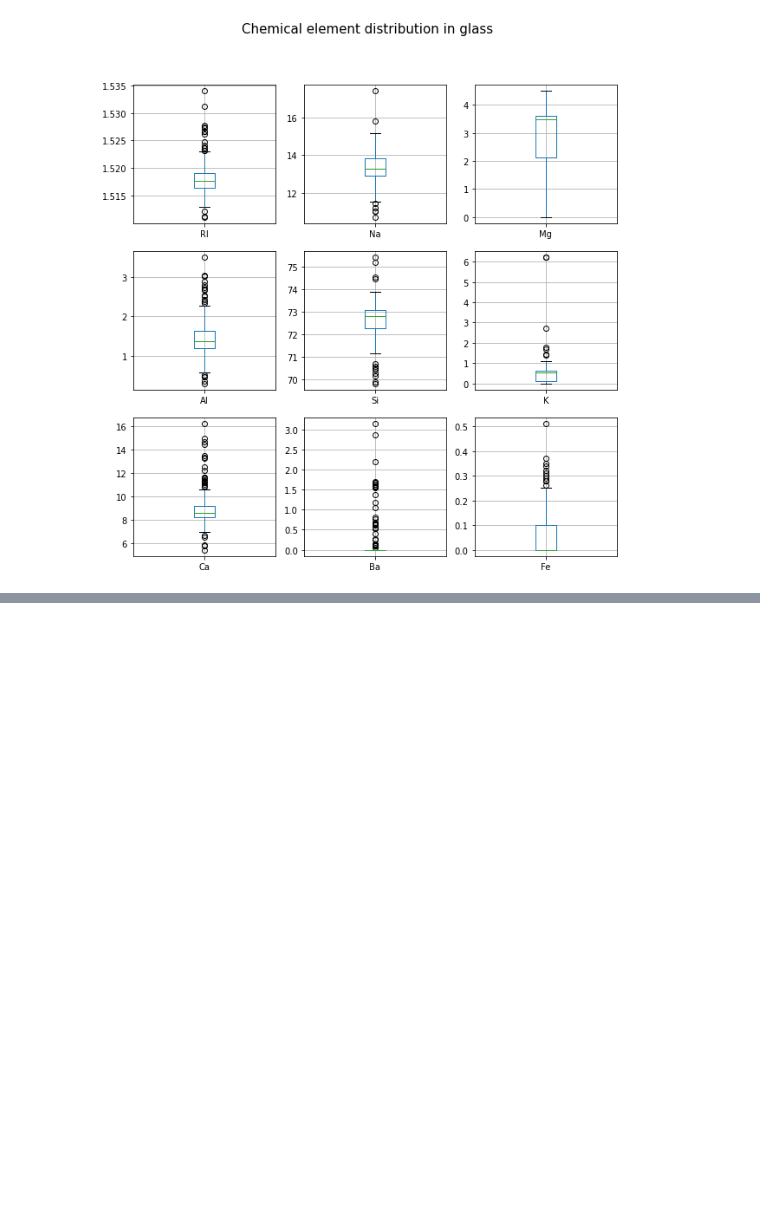
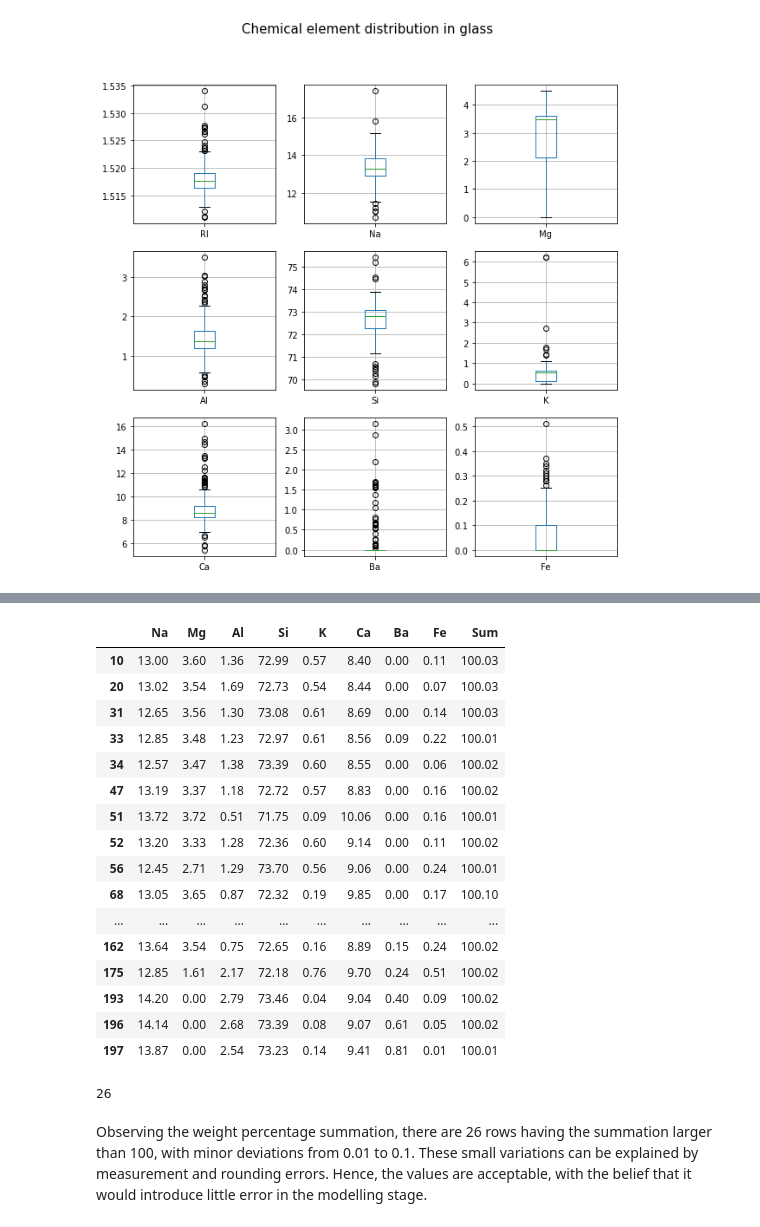
Before and after one commit to xian-94/ds_asm2_clustering, a Jupyter notebook: assignment2.ipynb, the cells around one changed output, grey strips where cells are left out. Drawn from its saved outputs; the diff is of its cells as text; code cells hidden in the pictures; blank space fills up the shorter version.

Commit message:
pre-processing data: examining outliers and impossible values

```diff
--- a/assignment2.ipynb
+++ b/assignment2.ipynb
@@ -12,6 +9,7 @@ import numpy as np
 # Import data
 file_path = "glass_data.csv"
 headers = ['RI', 'Na', 'Mg', 'Al', 'Si', 'K', 'Ca', 'Ba', 'Fe', 'Type']
+elements = ['Na', 'Mg', 'Al', 'Si', 'K', 'Ca', 'Ba', 'Fe']
 glass_df = pd.read_csv(file_path, sep=',', decimal='.', header=None, names=headers, index_col=0)
 # %%
 glass_df.head()
@@ -79,0 +96,31 @@ We will deal with the outliers in the data normalization stage, after exploring
+# %%
+# Examine the sum of weight percentage
+weight_percentage_sum = glass_df[elements].sum(axis=1)
+larger_than_100 = weight_percentage_sum.loc[weight_percentage_sum > 100.00001]
+larger_than_100.name='Sum'
+larger_than_100_df = glass_df[elements].loc[larger_than_100.index.tolist()]
+larger_than_100_df.join(larger_than_100)
+# %% [output]
+|  | Na | Mg | Al | Si | K | Ca | Ba | Fe | Sum |
+| 10 | 13.00 | 3.60 | 1.36 | 72.99 | 0.57 | 8.40 | 0.00 | 0.11 | 100.03 |
+| 20 | 13.02 | 3.54 | 1.69 | 72.73 | 0.54 | 8.44 | 0.00 | 0.07 | 100.03 |
+| 31 | 12.65 | 3.56 | 1.30 | 73.08 | 0.61 | 8.69 | 0.00 | 0.14 | 100.03 |
+| 33 | 12.85 | 3.48 | 1.23 | 72.97 | 0.61 | 8.56 | 0.09 | 0.22 | 100.01 |
+| 34 | 12.57 | 3.47 | 1.38 | 73.39 | 0.60 | 8.55 | 0.00 | 0.06 | 100.02 |
+| 47 | 13.19 | 3.37 | 1.18 | 72.72 | 0.57 | 8.83 | 0.00 | 0.16 | 100.02 |
+| 51 | 13.72 | 3.72 | 0.51 | 71.75 | 0.09 | 10.06 | 0.00 | 0.16 | 100.01 |
+| 52 | 13.20 | 3.33 | 1.28 | 72.36 | 0.60 | 9.14 | 0.00 | 0.11 | 100.02 |
+| 56 | 12.45 | 2.71 | 1.29 | 73.70 | 0.56 | 9.06 | 0.00 | 0.24 | 100.01 |
+| 68 | 13.05 | 3.65 | 0.87 | 72.32 | 0.19 | 9.85 | 0.00 | 0.17 | 100.10 |
+| ... | ... | ... | ... | ... | ... | ... | ... | ... | ... |
+| 162 | 13.64 | 3.54 | 0.75 | 72.65 | 0.16 | 8.89 | 0.15 | 0.24 | 100.02 |
+| 175 | 12.85 | 1.61 | 2.17 | 72.18 | 0.76 | 9.70 | 0.24 | 0.51 | 100.02 |
+| 193 | 14.20 | 0.00 | 2.79 | 73.46 | 0.04 | 9.04 | 0.40 | 0.09 | 100.02 |
+| 196 | 14.14 | 0.00 | 2.68 | 73.39 | 0.08 | 9.07 | 0.61 | 0.05 | 100.02 |
+| 197 | 13.87 | 0.00 | 2.54 | 73.23 | 0.14 | 9.41 | 0.81 | 0.01 | 100.01 |
+# %%
+larger_than_100.count()
+# %% [output]
+26
+# %% [markdown]
+Observing the weight percentage summation, there are 26 rows having the summation larger than 100, with minor deviations from 0.01 to 0.1. These small variations can be explained by measurement and rounding errors. Hence, the values are acceptable, with the belief that it would introduce little error in the modelling stage.
```
Also changed, not shown: parts of 15 cells of this notebook.
